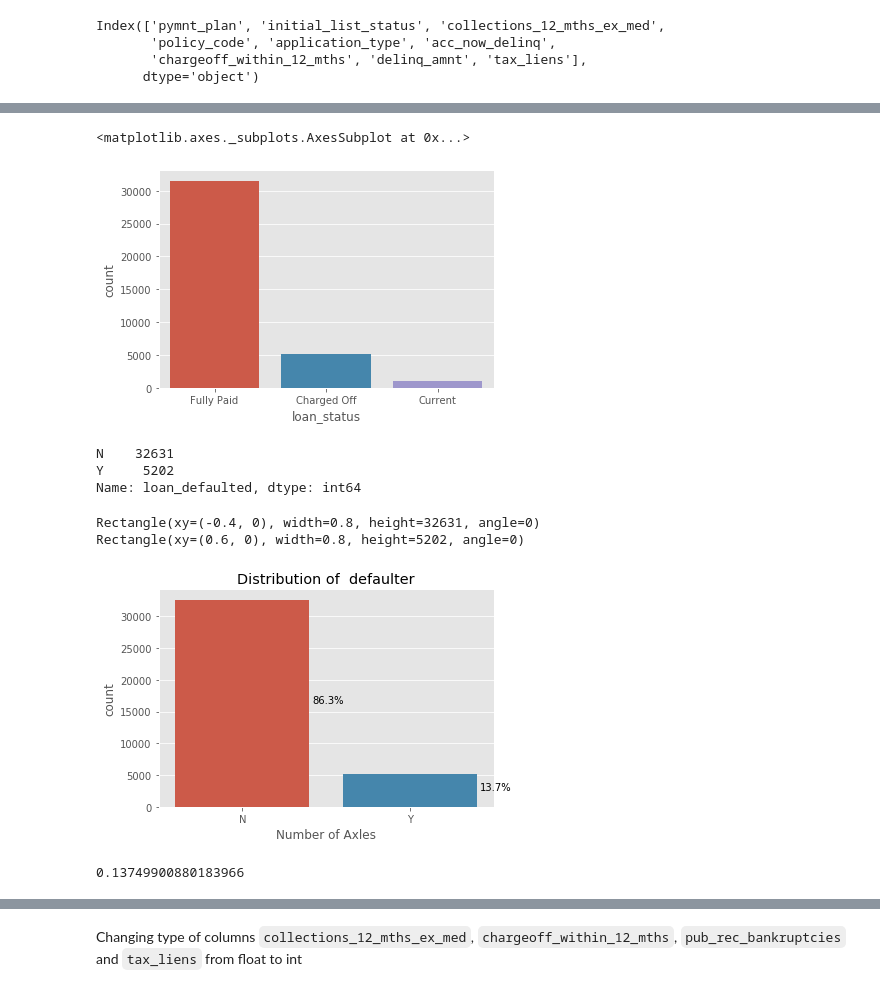
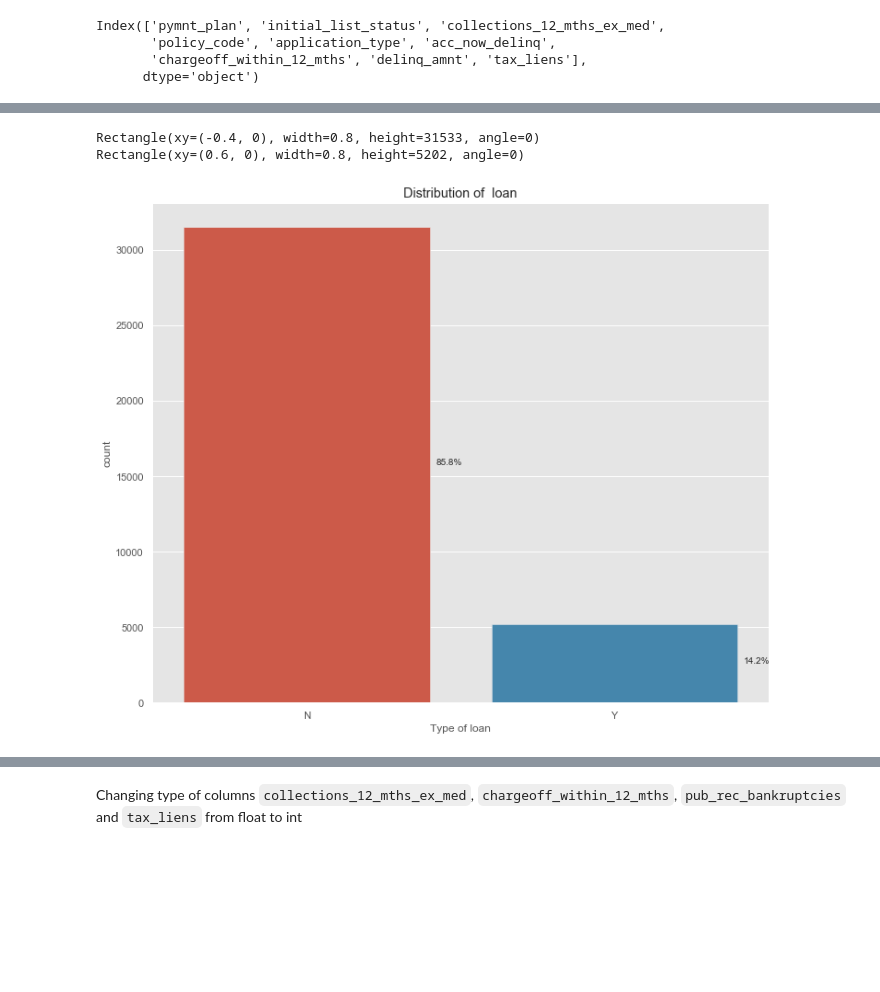
Before and after one commit to ashwanikumar04/loan-defaulter-case-study, a Jupyter notebook: ashwani_kumar.ipynb, the cells around one changed output, grey strips where cells are left out. Cells and saved outputs as stored; diff of their text form; code cells hidden in the pictures; blank space fills up the shorter version.

```diff
--- a/ashwani_kumar.ipynb
+++ b/ashwani_kumar.ipynb
@@ -256,3 +234,5 @@ pretty_print_dictionary(get_columns_with_nan_percentage(loans))
+# %%
+loans = loans.drop(['emp_title', 'title','url'], axis=1)
 # %%
 loans['emp_length'].value_counts()
 # %% [output]
@@ -315,8 +265,9 @@ loans['id'].nunique()
+# %%
+loans = loans.drop(['mths_since_last_delinq'], axis=1)
 # %% [markdown]
 We can delete `member_id` and `id` as they will not help in the analysis
 # %%
-loans = loans.drop(['id'], axis=1)
-loans = loans.drop(['member_id'], axis=1)
+loans = loans.drop(['id','member_id'], axis=1)
 # %% [markdown]
 Find columns with less than 1 unique values
 # %%
@@ -341,3 +328,6 @@ loans.head()
+# %%
+loans = loans[~(loans['loan_status']=='Current')]
+loans['loan_defaulted'] = loans['loan_status'].apply(lambda x: 'Y' if x =='Charged Off' else 'N')
 # %%
 loans['loan_status'].value_counts()
 # %% [output]
@@ -347,6 +336 @@ Current         1098
 Name: loan_status, dtype: int64
-# %%
-sns.countplot(x='loan_status',data=loans)
-# %% [output]
-<matplotlib.axes._subplots.AxesSubplot at 0x...>
-[figure, removed]
@@ -355,32 +337,22 @@ loans['loan_defaulted'] = loans['loan_status'].apply(lambda x: 'Y' if x =='Charg
-# %%
-loans['loan_defaulted'].value_counts()
-# %% [output]
-N    32631
-Y     5202
-Name: loan_defaulted, dtype: int64
 # %%
 ax = sns.countplot(x='loan_defaulted', data=loans)
 
-plt.title('Distribution of  defaulter')
-plt.xlabel('Number of Axles')
+plt.title('Distribution of  loan')
+plt.xlabel('Type of loan')
 
 total = len(loans['loan_defaulted'])
 for p in ax.patches:
     print(p)
     percentage = '{:.1f}%'.format(100 * p.get_height() / total)
     x = p.get_x() + p.get_width() + 0.02
     y = p.get_y() + p.get_height() / 2
     ax.annotate(percentage, (x, y))
 
 plt.show()
 # %% [output]
-Rectangle(xy=(-0.4, 0), width=0.8, height=32631, angle=0)
+Rectangle(xy=(-0.4, 0), width=0.8, height=31533, angle=0)
 Rectangle(xy=(0.6, 0), width=0.8, height=5202, angle=0)
-[figure, old version]
+[figure, new version]
-# %%
-print(5202 / (32631 + 5202))
-# %% [output]
-0.13749900880183966
 # %%
 sns.countplot(x='grade',data=loans)
 # %% [output]
```
Also changed, not shown: parts of 31 cells of this notebook.
